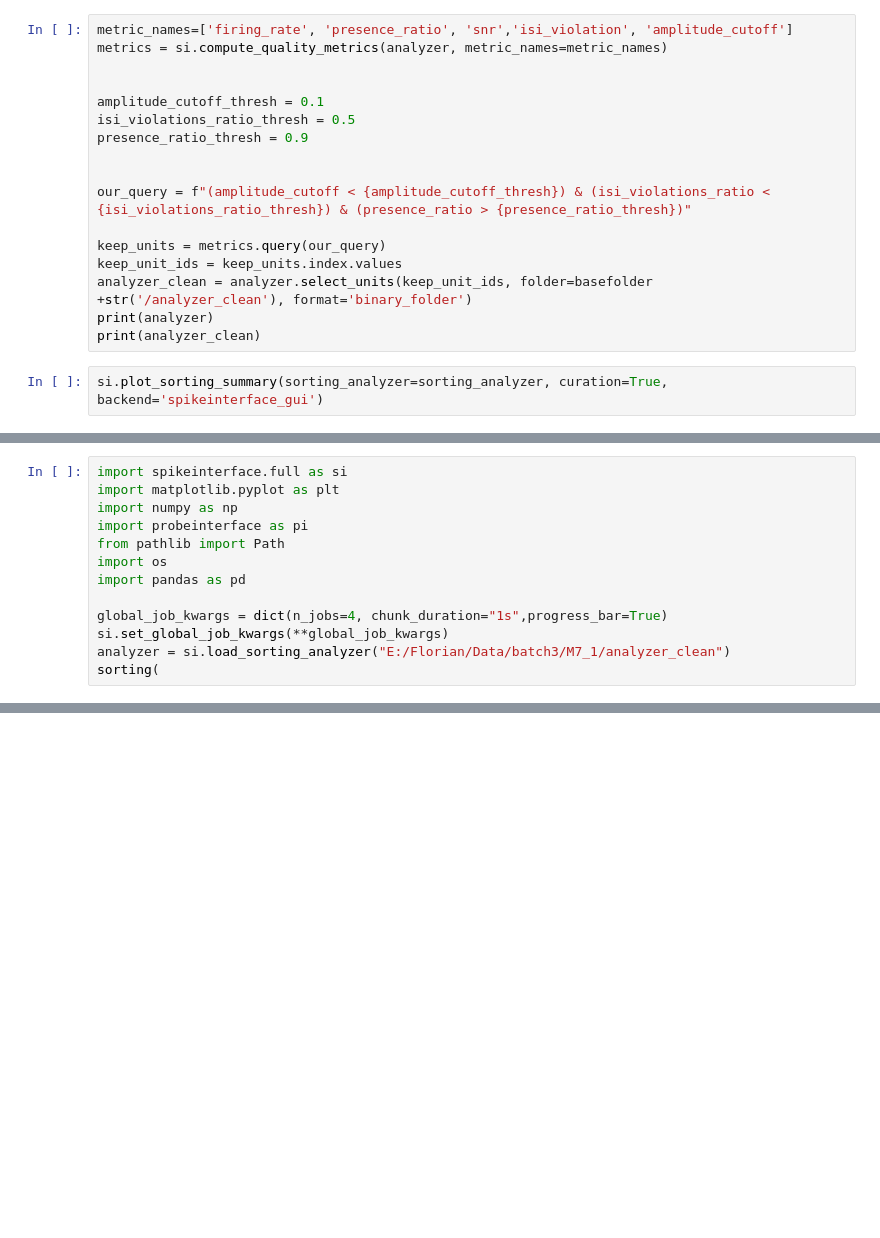
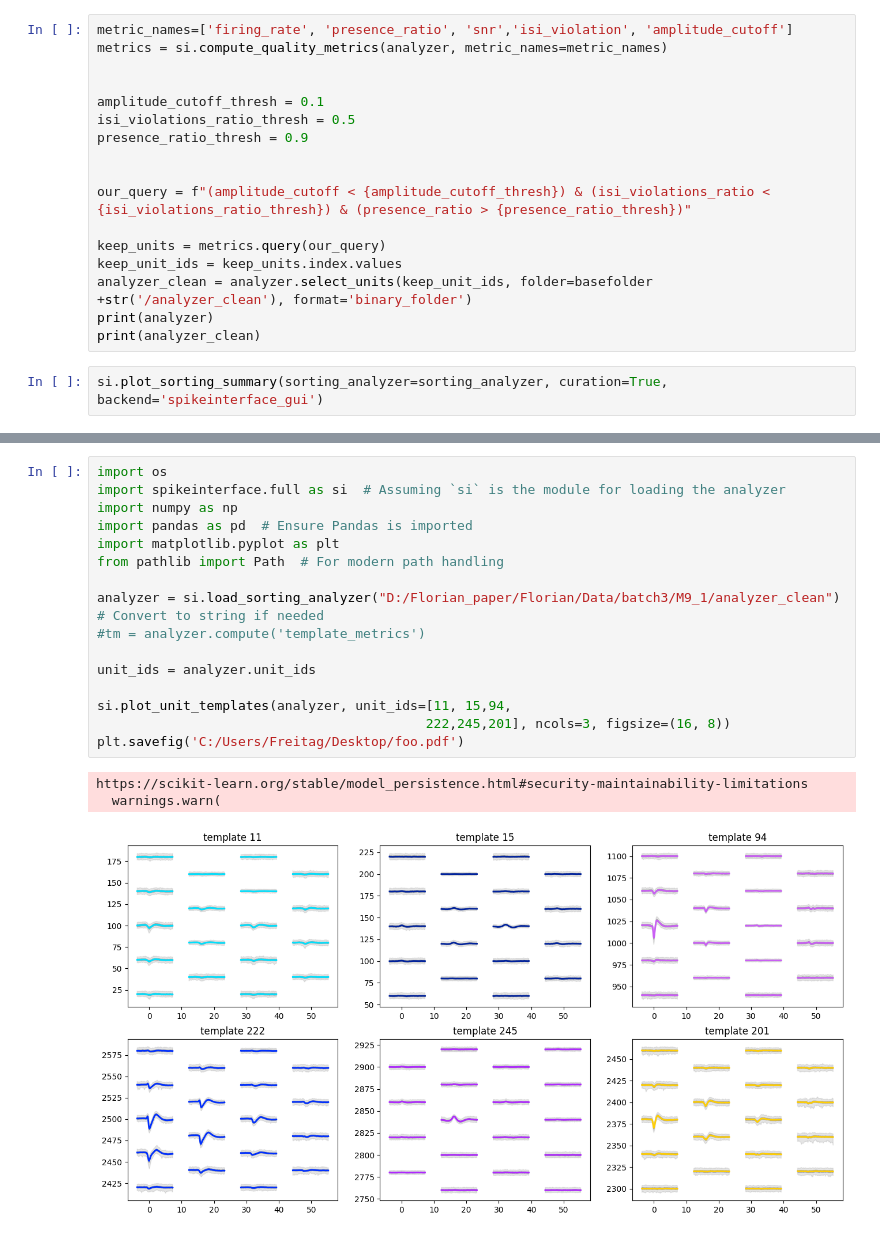
Before and after one commit to FlorianFrei/Master_thesis, a Jupyter notebook: Spikeinterface/neuropixel_spikeinterface.ipynb, the cells around one changed output, grey strips where cells are left out. Drawn from its saved outputs; the diff is of its cells as text; blank space fills up the shorter version.

```diff
--- a/Spikeinterface/neuropixel_spikeinterface.ipynb
+++ b/Spikeinterface/neuropixel_spikeinterface.ipynb
@@ -150,13 +129,0 @@ NameError: name 'si' is not defined
-# %%
-import spikeinterface.full as si
-import matplotlib.pyplot as plt
-import numpy as np
-import probeinterface as pi
-from pathlib import Path
-import os
-import pandas as pd
-
-global_job_kwargs = dict(n_jobs=4, chunk_duration="1s",progress_bar=True)
-si.set_global_job_kwargs(**global_job_kwargs)
-analyzer = si.load_sorting_analyzer("E:/Florian/Data/batch3/M7_1/analyzer_clean")
-sorting(
@@ -444,0 +336,20 @@ Record Node Path: E:\Florian\Data\batch1\SNA-127316_2023-12-16_14-41-01\Record N
+# %%
+import os
+import spikeinterface.full as si  # Assuming `si` is the module for loading the analyzer
+import numpy as np
+import pandas as pd  # Ensure Pandas is imported
+import matplotlib.pyplot as plt
+from pathlib import Path  # For modern path handling
+
+analyzer = si.load_sorting_analyzer("D:/Florian_paper/Florian/Data/batch3/M9_1/analyzer_clean")  # Convert to string if needed
+#tm = analyzer.compute('template_metrics')
+
+unit_ids = analyzer.unit_ids
+
+si.plot_unit_templates(analyzer, unit_ids=[11, 15,94,
+                                          222,245,201], ncols=3, figsize=(16, 8))
+plt.savefig('C:/Users/Freitag/Desktop/foo.pdf')
+# %% [output]
+https://scikit-learn.org/stable/model_persistence.html#security-maintainability-limitations
+  warnings.warn(
+[figure, added]
```
Also changed, not shown: parts of 11 cells of this notebook, 8 other files.
